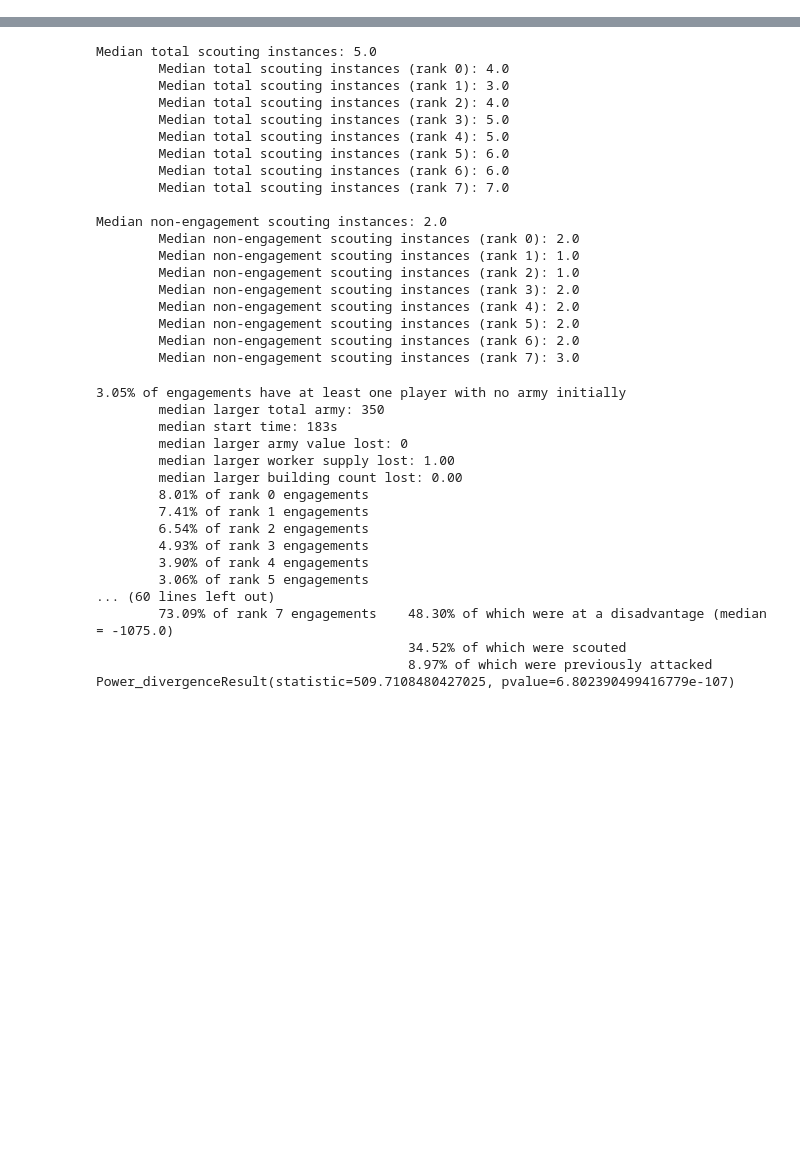
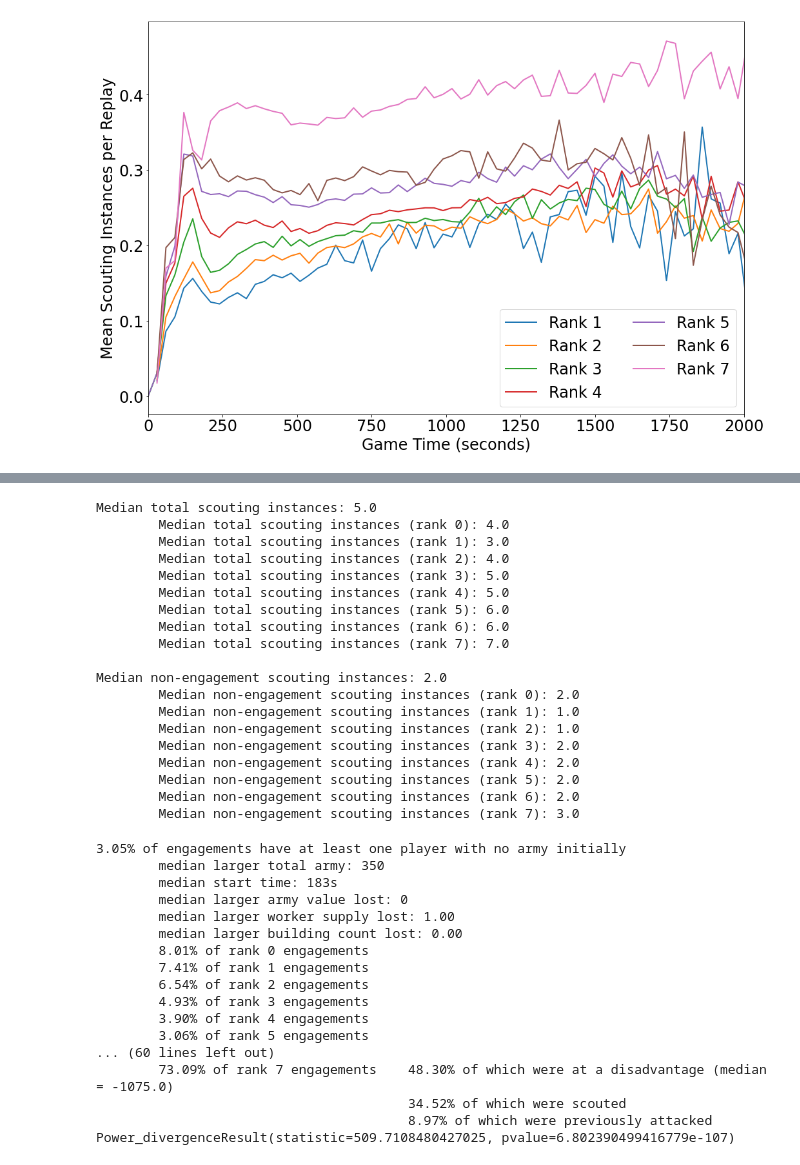
Before and after one commit to awilliambauer/pattern-analysis, a Jupyter notebook: starcraft/win-plots.ipynb, the cells around one changed output, grey strips where cells are left out. Saved outputs shown, nothing was run; the diff lists cells and outputs as text; code cells hidden in the pictures; blank space fills up the shorter version.

```diff
--- a/starcraft/win-plots.ipynb
+++ b/starcraft/win-plots.ipynb
@@ -326,0 +150,18 @@ print((clf.predict(X) == y_skill).sum())
+# %%
+scouting_rate_lookup_noengage = {}
+for game, s in scouting.items():
+    stat0, stat1 = stats[game]
+    count0 = count_to_rate(game, count_scouting(scouting, game, stat0['UID'],
+                            lambda x: x["DuringEngagement"] == "False"))
+    count1 = count_to_rate(game, count_scouting(scouting, game, stat1['UID'],
+                            lambda x: x["DuringEngagement"] == "False"))
+    scouting_rate_lookup_noengage[(stat0['UID'], stat0['GameID'])] = LookupEntry(count0, round(count0 - count1, 3),
+                                                                   int(stat0["Win"]),
+                                                                   convert_rank(stat0["Rank"]),
+                                                                   infos[game][stat0['UID']].race,
+                                                                   infos[game][stat1['UID']].race)
+    scouting_rate_lookup_noengage[(stat1['UID'], stat1['GameID'])] = LookupEntry(count1, round(count1 - count0, 3),
+                                                                   int(stat1["Win"]),
+                                                                   convert_rank(stat1["Rank"]),
+                                                                   infos[game][stat1['UID']].race,
+                                                                   infos[game][stat0['UID']].race)
@@ -326,0 +235,38 @@ print((clf.predict(X) == y_skill).sum())
+# %%
+scouting_times = {}
+rank_counts = {}
+game_to_ranks = {}
+for game, s in scouting.items():
+    stat0, stat1 = stats[game]
+    r = convert_rank(stat0["Rank"])
+    game_to_ranks[game] = [r]
+    d = scouting_times.setdefault(r, [])
+    rank_counts[r] = rank_counts.setdefault(r, 0) + 1
+    scouts = [bucket(int(x["ScoutingStartTime"])/22.4, 30) for x in s if x['UID'] == stat0['UID']]
+    d.extend(scouts)
+    r = convert_rank(stat1["Rank"])
+    game_to_ranks[game].append(r)
+    d = scouting_times.setdefault(r, [])
+    rank_counts[r] = rank_counts.setdefault(r, 0) + 1
+    scouts = [bucket(int(x["ScoutingStartTime"])/22.4, 30) for x in s if x['UID'] == stat1['UID']]
+    d.extend(scouts)
+# print(Counter(scouting_times[4]).most_common())
+fig, ax = plt.subplots(figsize=(15,10))
+lines = []
+for rank, times in sorted(scouting_times.items()):
+    if rank != 0:
+        x, y = zip(*sorted(Counter(times).most_common()))
+        y = np.array(y, dtype=np.float64)
+        for i, xi in enumerate(x):
+            d = len([r for game in scouting for r in game_to_ranks[game] if infos[game]["GameLength"] >= xi and r == rank])
+#             print(y[i], d)
+            y[i] /= d
+#         print(y)
+        lines.append(ax.plot(x, y, label=f"Rank {rank}", linewidth=2))
+ax.legend(loc='lower right', ncol=2)
+ax.set_xlim(0, 2000)
+ax.set_xlabel("Game Time (seconds)")
+ax.set_ylabel("Mean Scouting Instances per Replay")
+plt.tight_layout()
+# %% [output]
+[figure, added]
```
Also changed, not shown: parts of 16 cells of this notebook, 5 other files.
